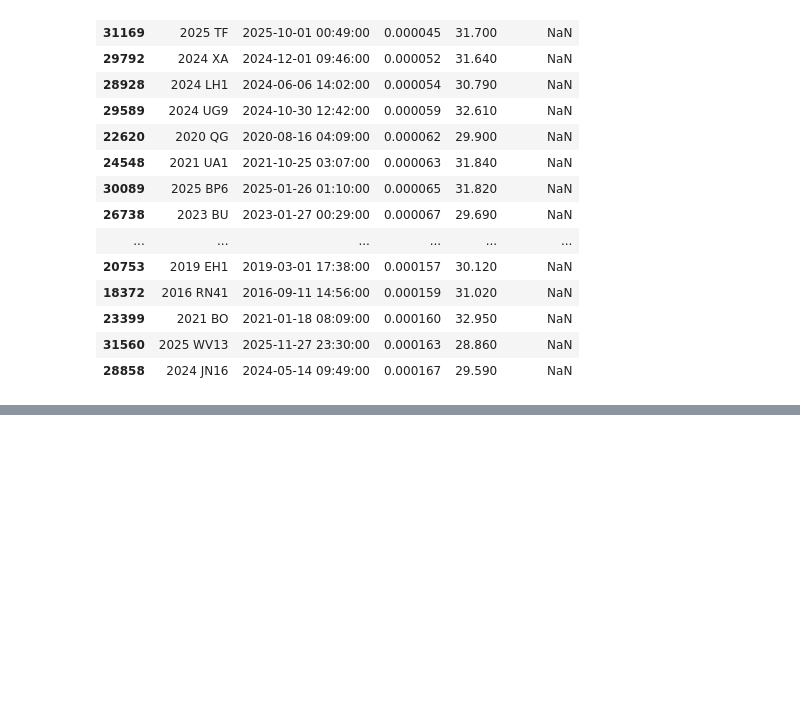
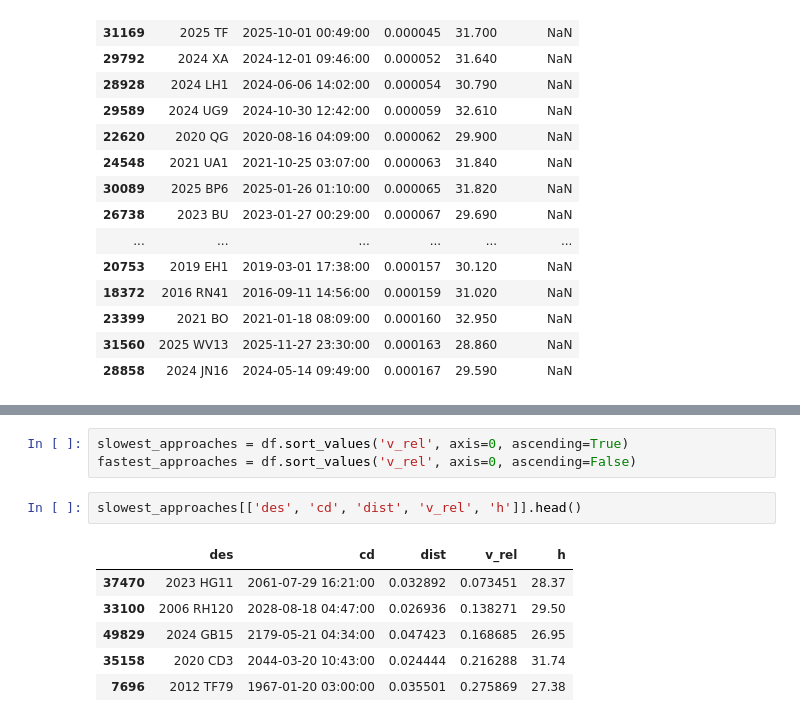
Before and after one commit to lashvv/nasa-neo-analysis, a Jupyter notebook: notebooks/04_eda.ipynb, the cells around one changed output, grey strips where cells are left out. Drawn from its saved outputs; the diff is of its cells as text; blank space fills up the shorter version.

```diff
--- a/notebooks/04_eda.ipynb
+++ b/notebooks/04_eda.ipynb
@@ -144,0 +168,12 @@ closer_than_gs[['des', 'cd', 'dist', 'h', 'diameter']].sort_values('dist')
+# %%
+slowest_approaches = df.sort_values('v_rel', axis=0, ascending=True)
+fastest_approaches = df.sort_values('v_rel', axis=0, ascending=False)
+# %%
+slowest_approaches[['des', 'cd', 'dist', 'v_rel', 'h']].head()
+# %% [output]
+|  | des | cd | dist | v_rel | h |
+| 37470 | 2023 HG11 | 2061-07-29 16:21:00 | 0.032892 | 0.073451 | 28.37 |
+| 33100 | 2006 RH120 | 2028-08-18 04:47:00 | 0.026936 | 0.138271 | 29.50 |
+| 49829 | 2024 GB15 | 2179-05-21 04:34:00 | 0.047423 | 0.168685 | 26.95 |
+| 35158 | 2020 CD3 | 2044-03-20 10:43:00 | 0.024444 | 0.216288 | 31.74 |
+| 7696 | 2012 TF79 | 1967-01-20 03:00:00 | 0.035501 | 0.275869 | 27.38 |
```
Also changed, not shown: parts of 12 cells of this notebook.
